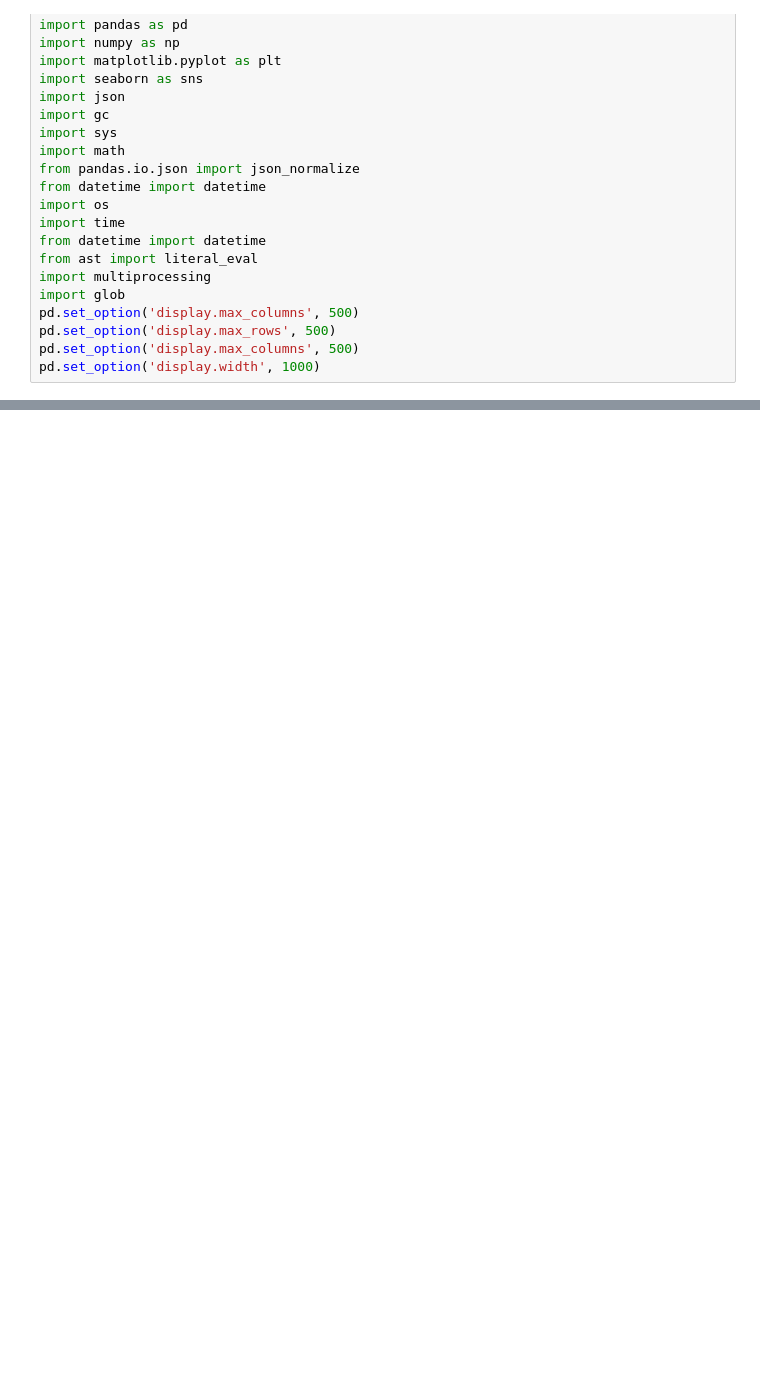
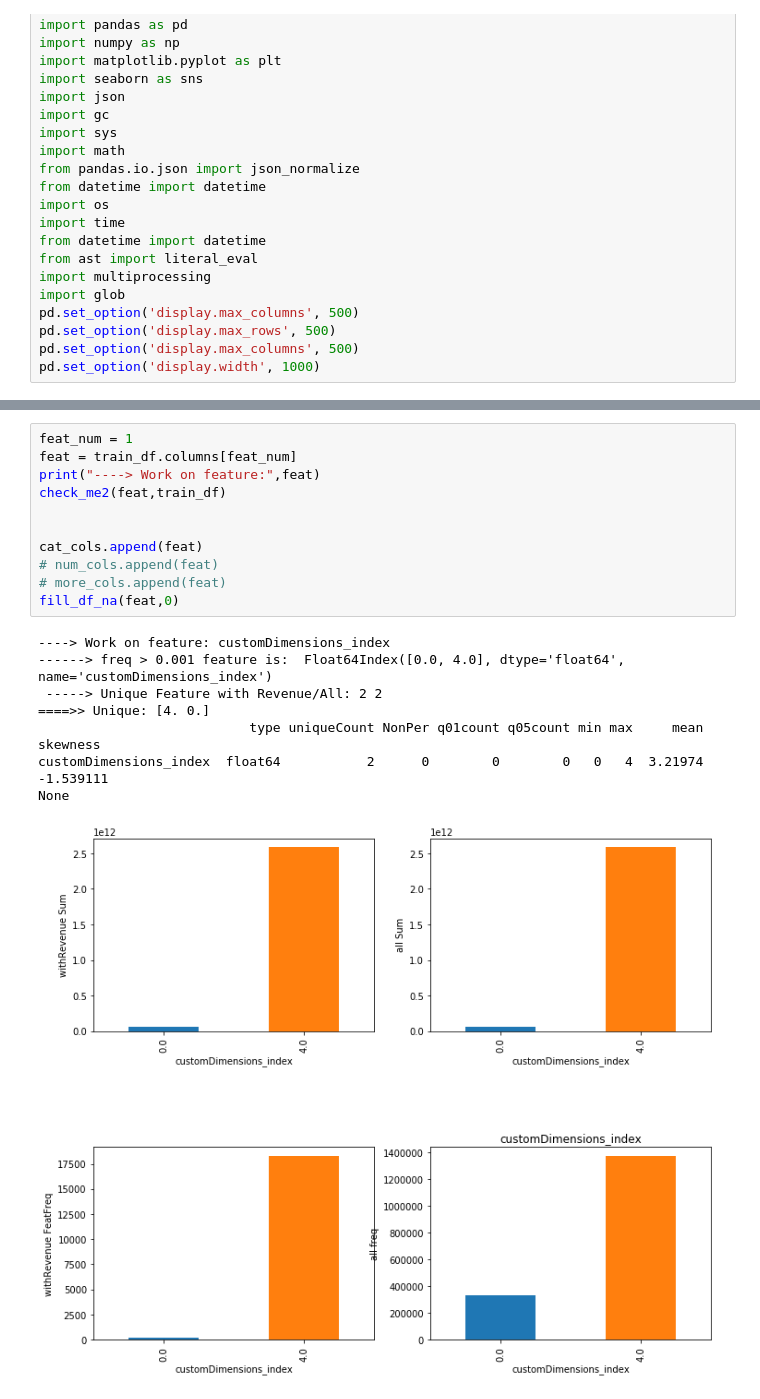
Before and after one commit to Leviyu/Kaggle_GCRevenuePrediction, a Jupyter notebook: clean_features.ipynb, the cells around one changed output, grey strips where cells are left out. Saved outputs shown, nothing was run; the diff lists cells and outputs as text; blank space fills up the shorter version.

```diff
--- a/clean_features.ipynb
+++ b/clean_features.ipynb
@@ -176,0 +247,20 @@ Name: totals.transactionRevenue, Length: 4594, dtype: float64
+# %%
+feat_num = 1
+feat = train_df.columns[feat_num]
+print("----> Work on feature:",feat)
+check_me2(feat,train_df)
+
+
+cat_cols.append(feat)
+# num_cols.append(feat)
+# more_cols.append(feat)
+fill_df_na(feat,0)
+# %% [output]
+----> Work on feature: customDimensions_index
+------> freq > 0.001 feature is:  Float64Index([0.0, 4.0], dtype='float64', name='customDimensions_index')
+ -----> Unique Feature with Revenue/All: 2 2
+====>> Unique: [4. 0.]
+                           type uniqueCount NonPer q01count q05count min max     mean  skewness
+customDimensions_index  float64           2      0        0        0   0   4  3.21974 -1.539111
+None
+[figure, added]
```
Also changed, not shown: parts of 109 cells of this notebook, 2 other files.
